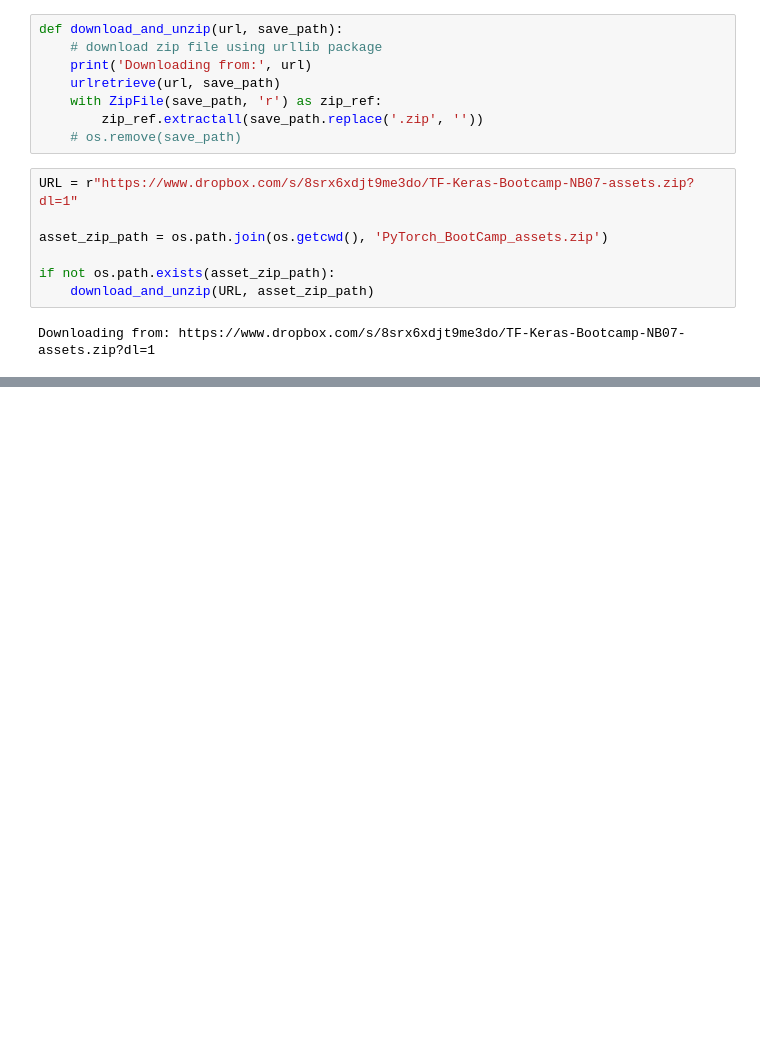
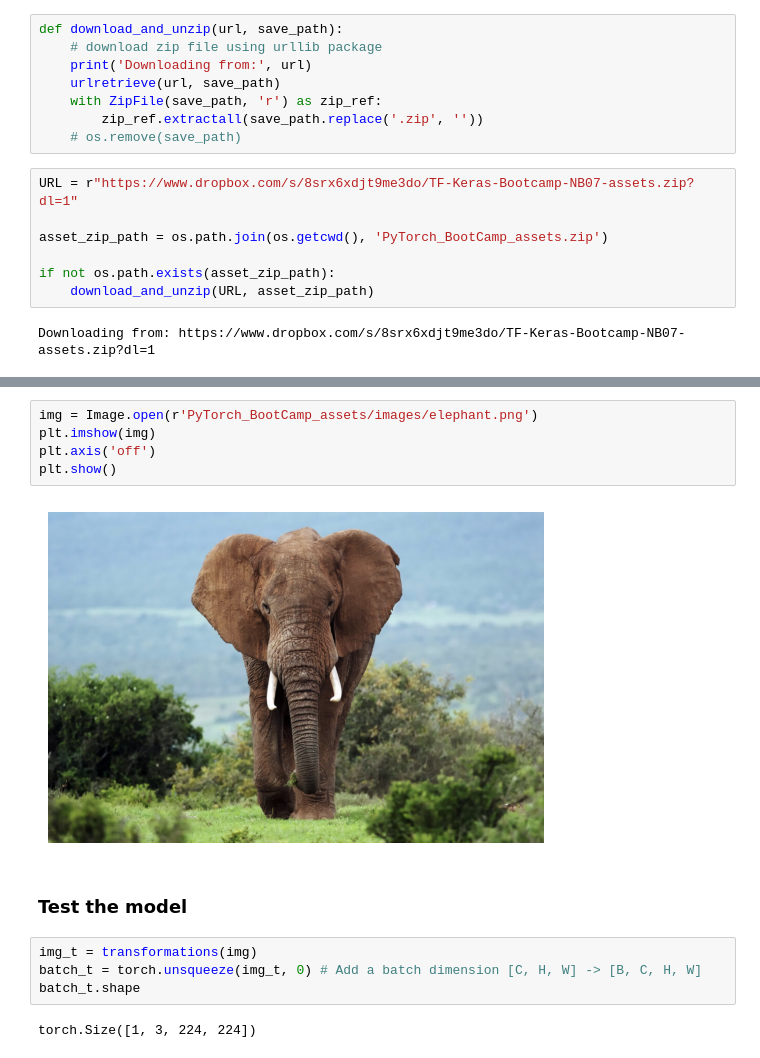
Before and after one commit to Jaiaaryan/CV_using_DL, a Jupyter notebook: 5_Pretrained_models.ipynb, the cells around one changed output, grey strips where cells are left out. Saved outputs shown, nothing was run; the diff lists cells and outputs as text; blank space fills up the shorter version.

```diff
--- a/5_Pretrained_models.ipynb
+++ b/5_Pretrained_models.ipynb
@@ -37,0 +133,15 @@ Downloading from: https://www.dropbox.com/s/8srx6xdjt9me3do/TF-Keras-Bootcamp-NB
+# %%
+img = Image.open(r'PyTorch_BootCamp_assets/images/elephant.png')
+plt.imshow(img)
+plt.axis('off')
+plt.show()
+# %% [output]
+[figure, added]
+# %% [markdown]
+### Test the model
+# %%
+img_t = transformations(img)
+batch_t = torch.unsqueeze(img_t, 0) # Add a batch dimension [C, H, W] -> [B, C, H, W]
+batch_t.shape
+# %% [output]
+torch.Size([1, 3, 224, 224])
```
Also changed, not shown: parts of 19 cells of this notebook, 1 other file.
